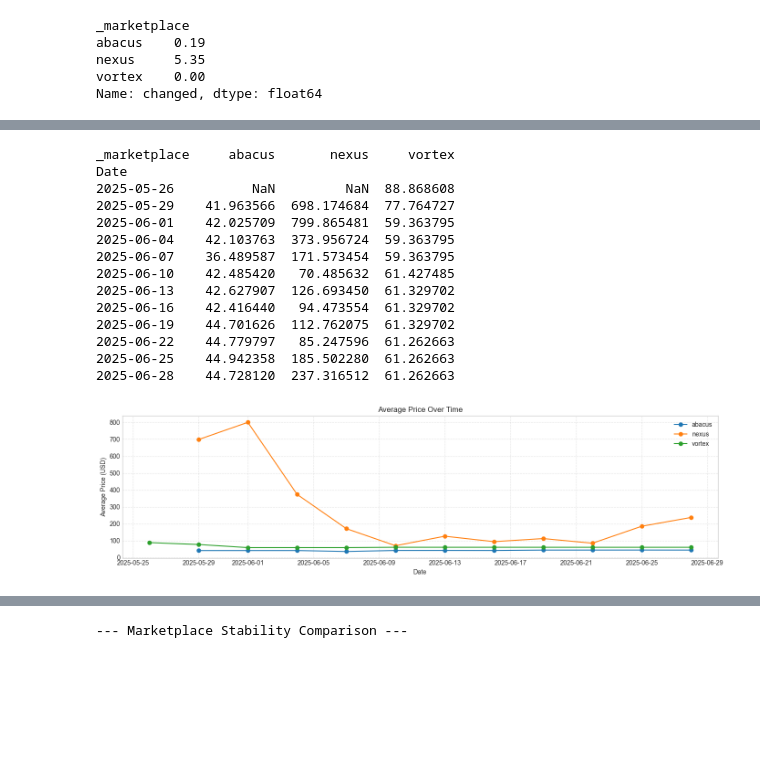
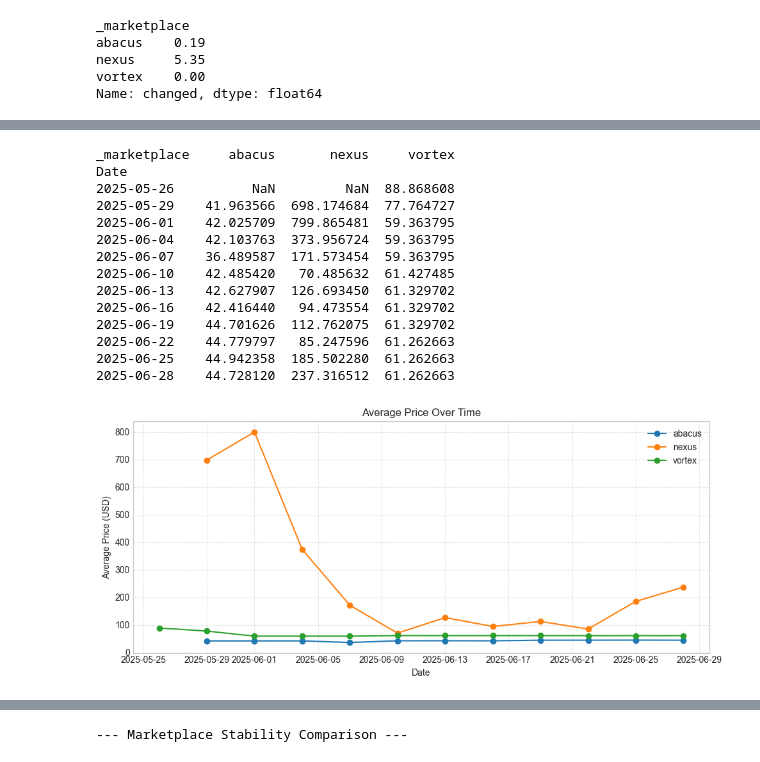
Before and after one commit to ajungmannova/Cybercrime-as-a-Service, a Jupyter notebook: darknetPriceAnalysis.ipynb, the cells around one changed output, grey strips where cells are left out. Saved outputs shown, nothing was run; the diff lists cells and outputs as text; code cells hidden in the pictures; blank space fills up the shorter version.

```diff
--- a/darknetPriceAnalysis.ipynb
+++ b/darknetPriceAnalysis.ipynb
@@ -420,35 +420,35 @@ display(final_table.round(2))
 daily_avg_price = master.groupby(['Date', '_marketplace'])['Price_USD'].mean().unstack()
 
 print(daily_avg_price)
 
 # 3. Create the plot matching the custom styling
-plt.figure(figsize=(14, 4))
+plt.figure(figsize=(10, 4.5))
 plt.plot(daily_avg_price, marker='o')
 
 plt.title("Average Price Over Time")
 plt.xlabel('Date')
 plt.ylabel('Average Price (USD)')
 plt.grid(True, linestyle='--', alpha=0.5)
 plt.legend(daily_avg_price)
 plt.tight_layout()
 
 plt.show()
 # %% [output]
 _marketplace     abacus       nexus     vortex
 Date
 2025-05-26          NaN         NaN  88.868608
 2025-05-29    41.963566  698.174684  77.764727
 2025-06-01    42.025709  799.865481  59.363795
 2025-06-04    42.103763  373.956724  59.363795
 2025-06-07    36.489587  171.573454  59.363795
 2025-06-10    42.485420   70.485632  61.427485
 2025-06-13    42.627907  126.693450  61.329702
 2025-06-16    42.416440   94.473554  61.329702
 2025-06-19    44.701626  112.762075  61.329702
 2025-06-22    44.779797   85.247596  61.262663
 2025-06-25    44.942358  185.502280  61.262663
 2025-06-28    44.728120  237.316512  61.262663
-[figure, old version]
+[figure, new version]
 # %%
 # 8. Daily Listing Volatility (Daily counts over time)
 
```
Also changed, not shown: parts of 10 cells of this notebook, 1 other file.
